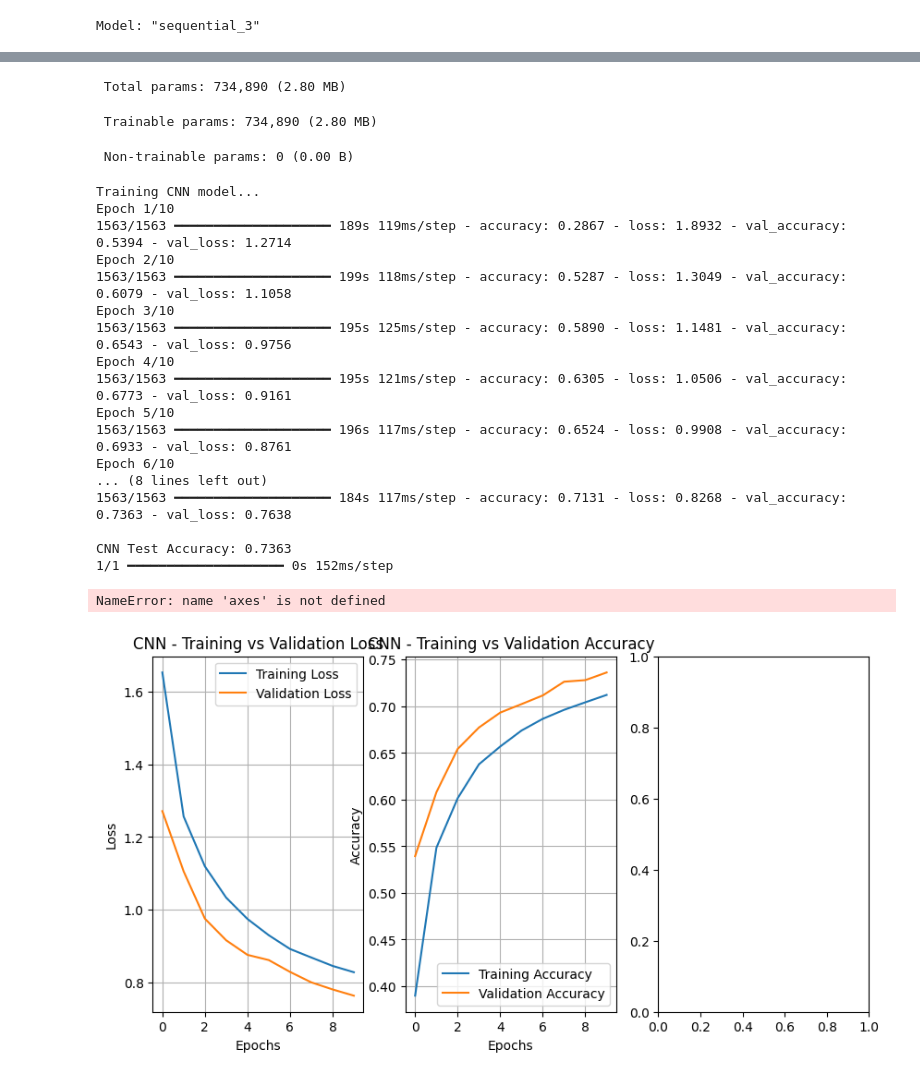
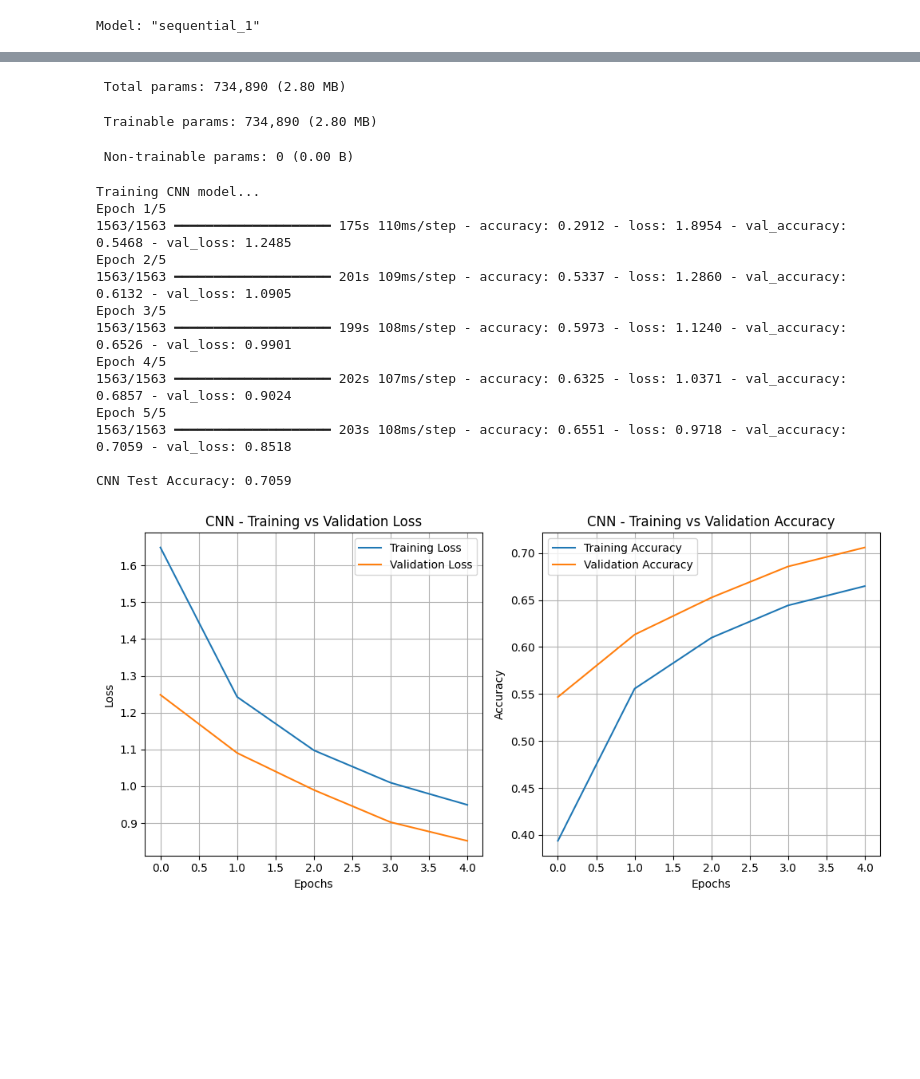
Before and after one commit to MansiRaut5599/Week_8_ZenoTalent, a Jupyter notebook: Week_8_ZenoTalent.ipynb, the cells around one changed output, grey strips where cells are left out. Saved outputs shown, nothing was run; the diff lists cells and outputs as text; code cells hidden in the pictures; blank space fills up the shorter version.

```diff
--- a/Week_8_ZenoTalent.ipynb
+++ b/Week_8_ZenoTalent.ipynb
@@ -220,7 +205,7 @@ print("\nTraining CNN model...")
 cnn_history = cnn_model.fit(
     x_train_cifar, y_train_cifar_cat,
     batch_size=32,
-    epochs=10,
+    epochs=5,
     validation_data=(x_test_cifar, y_test_cifar_cat),
     verbose=1
 )
@@ -250,26 +235,6 @@ plt.ylabel('Accuracy')
 plt.legend()
 plt.grid(True)
 
-plt.subplot(1, 3, 3)
-predictions_cnn = cnn_model.predict(x_test_cifar[:16])
-predicted_classes_cnn = np.argmax(predictions_cnn, axis=1)
-
-fig, axes = plt.subplots(2, 4, figsize=(12, 6))
-
-# Original image
-axes[0, 0].imshow(x_test_cifar[0])
-axes[0, 0].set_title('Original Image')
-axes[0, 0].axis('off')
-
-
-# Feature maps (showing first 7 out of 32)
-for i in range(7):
-    row = i // 4
-    col = (i + 1) % 4
-    axes[row, col].imshow(feature_maps[0, :, :, i], cmap='viridis')
-    axes[row, col].set_title(f'Feature Map {i+1}')
-    axes[row, col].axis('off')
-
 plt.tight_layout()
 plt.show()
 # %% [output]
@@ -283,7 +248,7 @@ Normalized input shape: (50000, 32, 32, 3)
 Building Convolutional Neural Network...
 
 CNN Model Architecture:
-Model: "sequential_3"
+Model: "sequential_1"
 ┏━━━━━━━━━━━━━━━━━━━━━━━━━━━━━━━━━┳━━━━━━━━━━━━━━━━━━━━━━━━┳━━━━━━━━━━━━━━━┓
 ┃ Layer (type)                    ┃ Output Shape           ┃       Param # ┃
 ┡━━━━━━━━━━━━━━━━━━━━━━━━━━━━━━━━━╇━━━━━━━━━━━━━━━━━━━━━━━━╇━━━━━━━━━━━━━━━┩
@@ -303,24 +268,19 @@ Model: "sequential_3"
 └─────────────────────────────────┴────────────────────────┴───────────────┘
  Total params: 734,890 (2.80 MB)
  Trainable params: 734,890 (2.80 MB)
  Non-trainable params: 0 (0.00 B)
 Training CNN model...
-Epoch 1/10
-1563/1563 ━━━━━━━━━━━━━━━━━━━━ 189s 119ms/step - accuracy: 0.2867 - loss: 1.8932 - val_accuracy: 0.5394 - val_loss: 1.2714
-Epoch 2/10
-1563/1563 ━━━━━━━━━━━━━━━━━━━━ 199s 118ms/step - accuracy: 0.5287 - loss: 1.3049 - val_accuracy: 0.6079 - val_loss: 1.1058
-Epoch 3/10
-1563/1563 ━━━━━━━━━━━━━━━━━━━━ 195s 125ms/step - accuracy: 0.5890 - loss: 1.1481 - val_accuracy: 0.6543 - val_loss: 0.9756
-Epoch 4/10
-1563/1563 ━━━━━━━━━━━━━━━━━━━━ 195s 121ms/step - accuracy: 0.6305 - loss: 1.0506 - val_accuracy: 0.6773 - val_loss: 0.9161
-Epoch 5/10
-1563/1563 ━━━━━━━━━━━━━━━━━━━━ 196s 117ms/step - accuracy: 0.6524 - loss: 0.9908 - val_accuracy: 0.6933 - val_loss: 0.8761
-Epoch 6/10
-... (8 lines left out)
-1563/1563 ━━━━━━━━━━━━━━━━━━━━ 184s 117ms/step - accuracy: 0.7131 - loss: 0.8268 - val_accuracy: 0.7363 - val_loss: 0.7638
+Epoch 1/5
+1563/1563 ━━━━━━━━━━━━━━━━━━━━ 175s 110ms/step - accuracy: 0.2912 - loss: 1.8954 - val_accuracy: 0.5468 - val_loss: 1.2485
+Epoch 2/5
+1563/1563 ━━━━━━━━━━━━━━━━━━━━ 201s 109ms/step - accuracy: 0.5337 - loss: 1.2860 - val_accuracy: 0.6132 - val_loss: 1.0905
+Epoch 3/5
+1563/1563 ━━━━━━━━━━━━━━━━━━━━ 199s 108ms/step - accuracy: 0.5973 - loss: 1.1240 - val_accuracy: 0.6526 - val_loss: 0.9901
+Epoch 4/5
+1563/1563 ━━━━━━━━━━━━━━━━━━━━ 202s 107ms/step - accuracy: 0.6325 - loss: 1.0371 - val_accuracy: 0.6857 - val_loss: 0.9024
+Epoch 5/5
+1563/1563 ━━━━━━━━━━━━━━━━━━━━ 203s 108ms/step - accuracy: 0.6551 - loss: 0.9718 - val_accuracy: 0.7059 - val_loss: 0.8518
 
-CNN Test Accuracy: 0.7363
-1/1 ━━━━━━━━━━━━━━━━━━━━ 0s 152ms/step
+CNN Test Accuracy: 0.7059
-NameError: name 'axes' is not defined
-[figure, old version]
+[figure, new version]
 # %%
```
Also changed, not shown: parts of 5 cells of this notebook.
